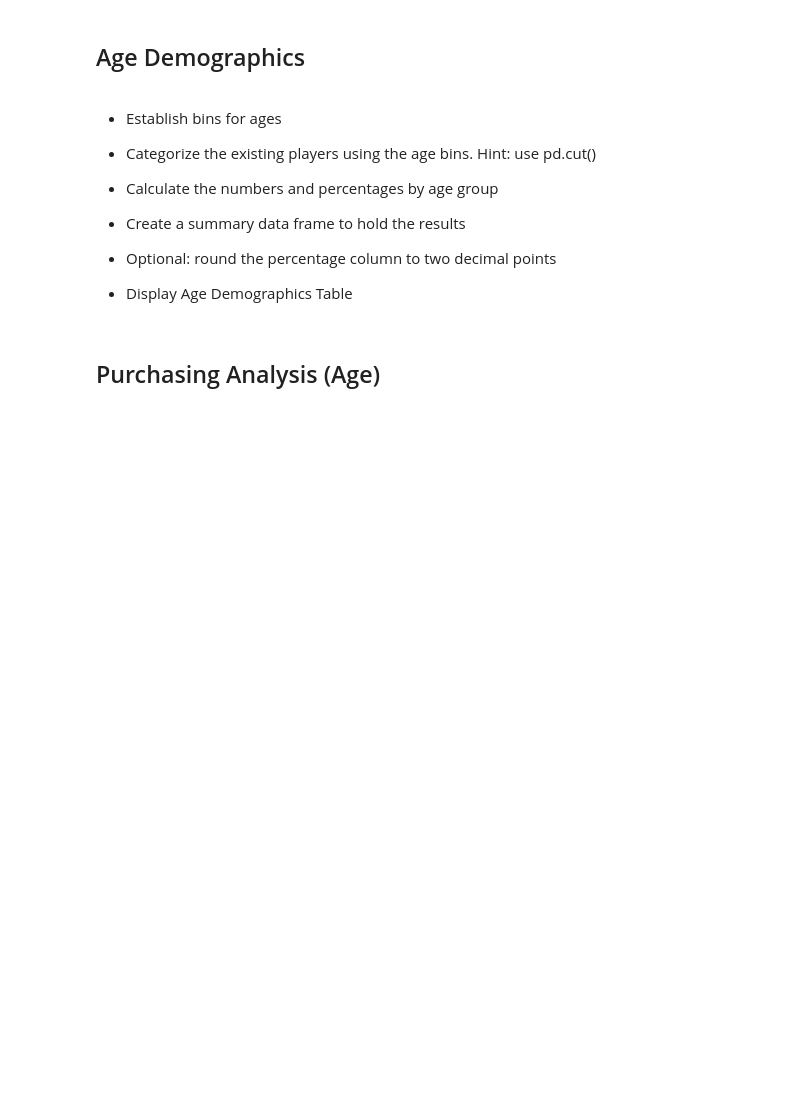
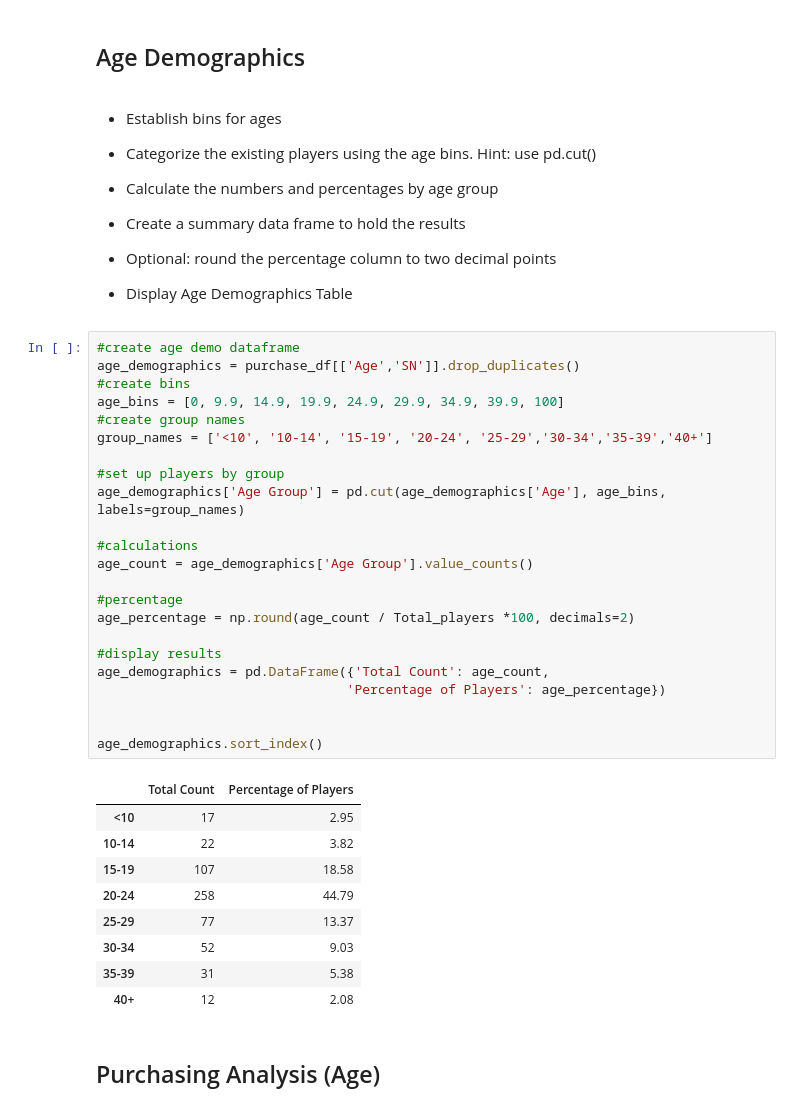
Before and after one commit to gregb23/Pandas-Challenge, a Jupyter notebook: HeroesOfPymoli/HeroesOfPymoli.ipynb, the cells around one changed output. Drawn from its saved outputs; the diff is of its cells as text; blank space fills up the shorter version.

```diff
--- a/HeroesOfPymoli/HeroesOfPymoli.ipynb
+++ b/HeroesOfPymoli/HeroesOfPymoli.ipynb
@@ -183,6 +190,39 @@ prch_tot_purch_df
 
 
 * Display Age Demographics Table
+# %%
+#create age demo dataframe
+age_demographics = purchase_df[['Age','SN']].drop_duplicates()
+#create bins
+age_bins = [0, 9.9, 14.9, 19.9, 24.9, 29.9, 34.9, 39.9, 100]
+#create group names
+group_names = ['<10', '10-14', '15-19', '20-24', '25-29','30-34','35-39','40+']
+
+#set up players by group
+age_demographics['Age Group'] = pd.cut(age_demographics['Age'], age_bins, labels=group_names)
+
+#calculations
+age_count = age_demographics['Age Group'].value_counts()
+
+#percentage
+age_percentage = np.round(age_count / Total_players *100, decimals=2)
+
+#display results
+age_demographics = pd.DataFrame({'Total Count': age_count,
+                                'Percentage of Players': age_percentage})
+
+
+age_demographics.sort_index()
+# %% [output]
+|  | Total Count | Percentage of Players |
+| <10 | 17 | 2.95 |
+| 10-14 | 22 | 3.82 |
+| 15-19 | 107 | 18.58 |
+| 20-24 | 258 | 44.79 |
+| 25-29 | 77 | 13.37 |
+| 30-34 | 52 | 9.03 |
+| 35-39 | 31 | 5.38 |
+| 40+ | 12 | 2.08 |
 # %% [markdown]
 ## Purchasing Analysis (Age)
 # %% [markdown]
```
Also changed, not shown: parts of 5 cells of this notebook, 2 other files.
